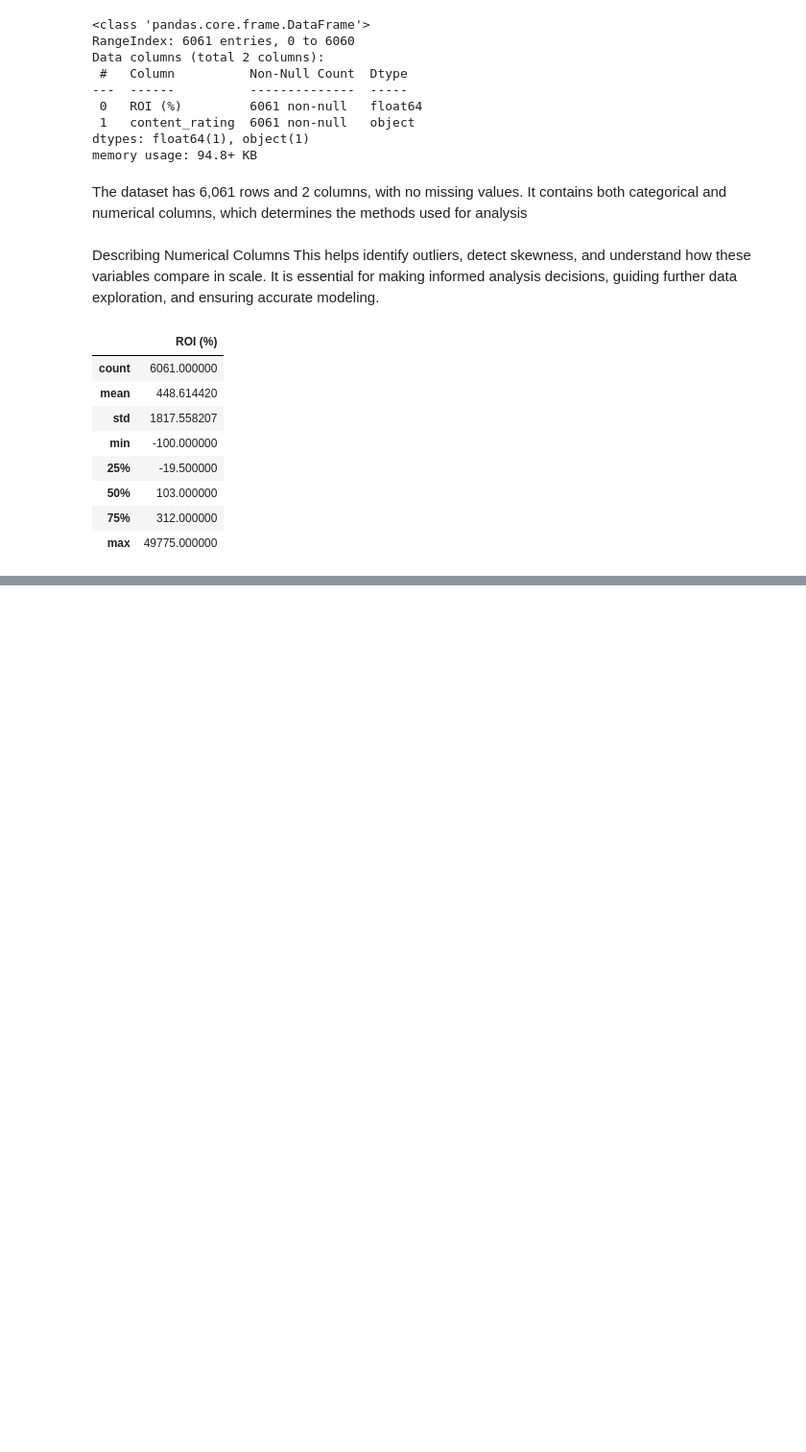
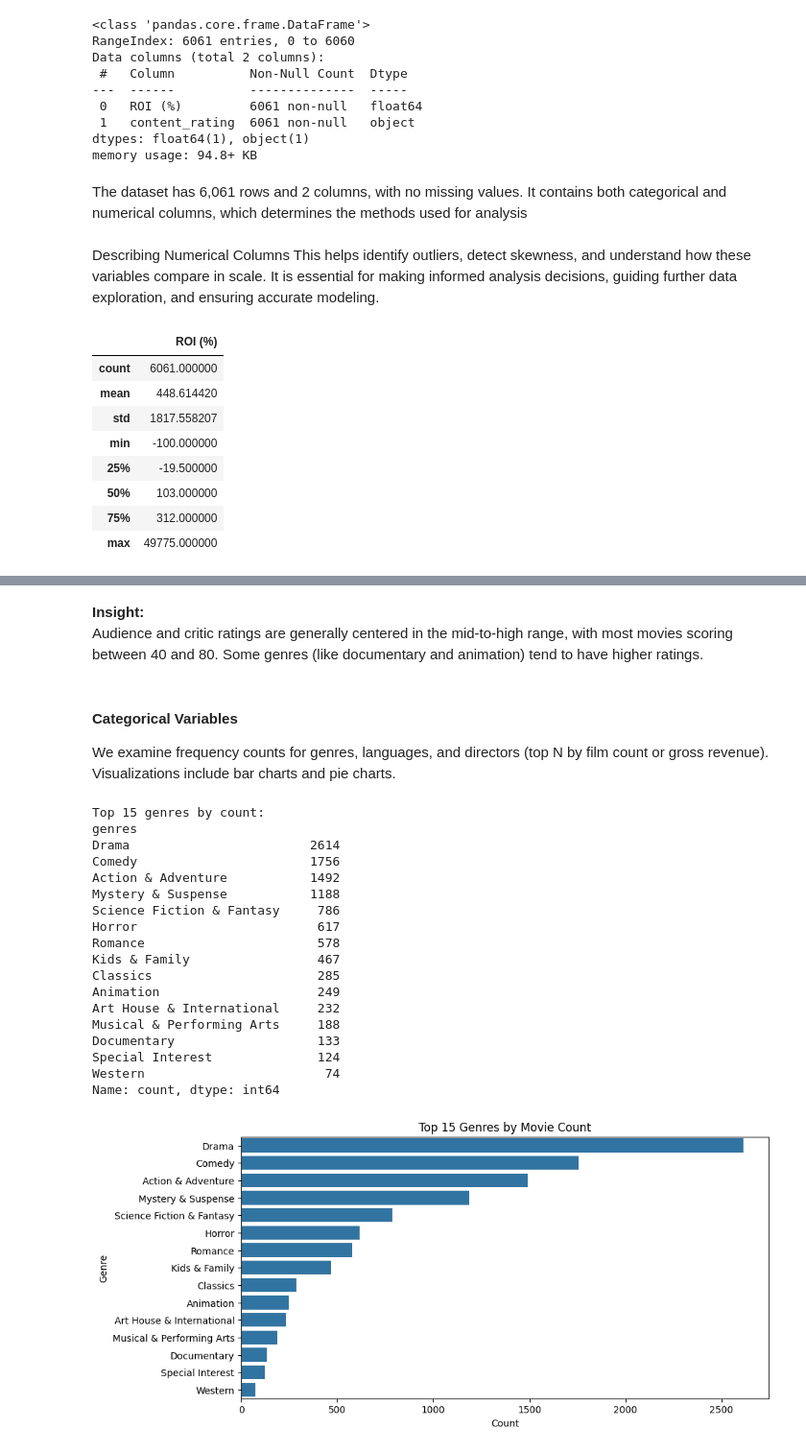
Before and after one commit to Kate-Maina/Phase2_Project_Group2, a Jupyter notebook: index.ipynb, the cells around one changed output, grey strips where cells are left out. Shown at 96% size. Drawn from its saved outputs; the diff is of its cells as text; code cells hidden in the pictures; blank space fills up the shorter version.

```diff
--- a/index.ipynb
+++ b/index.ipynb
@@ -689,0 +696,39 @@ cleaned_df2
+# %% [markdown]
+**Insight:**
+Audience and critic ratings are generally centered in the mid-to-high range, with most movies scoring between 40 and 80. Some genres (like documentary and animation) tend to have higher ratings.
+# %% [markdown]
+#### Categorical Variables
+
+We examine frequency counts for genres, languages, and directors (top N by film count or gross revenue). Visualizations include bar charts and pie charts.
+# %%
+# Genre frequency
+genre_counts = exploded_table['genres'].value_counts().head(15)
+print("Top 15 genres by count:")
+print(genre_counts)
+
+plt.figure(figsize=(10,5))
+sns.barplot(x=genre_counts.values, y=genre_counts.index)
+plt.title('Top 15 Genres by Movie Count')
+plt.xlabel('Count')
+plt.ylabel('Genre')
+plt.show()
+# %% [output]
+Top 15 genres by count:
+genres
+Drama                        2614
+Comedy                       1756
+Action & Adventure           1492
+Mystery & Suspense           1188
+Science Fiction & Fantasy     786
+Horror                        617
+Romance                       578
+Kids & Family                 467
+Classics                      285
+Animation                     249
+Art House & International     232
+Musical & Performing Arts     188
+Documentary                   133
+Special Interest              124
+Western                        74
+Name: count, dtype: int64
+[figure, added]
```
Also changed, not shown: parts of 67 cells of this notebook.
